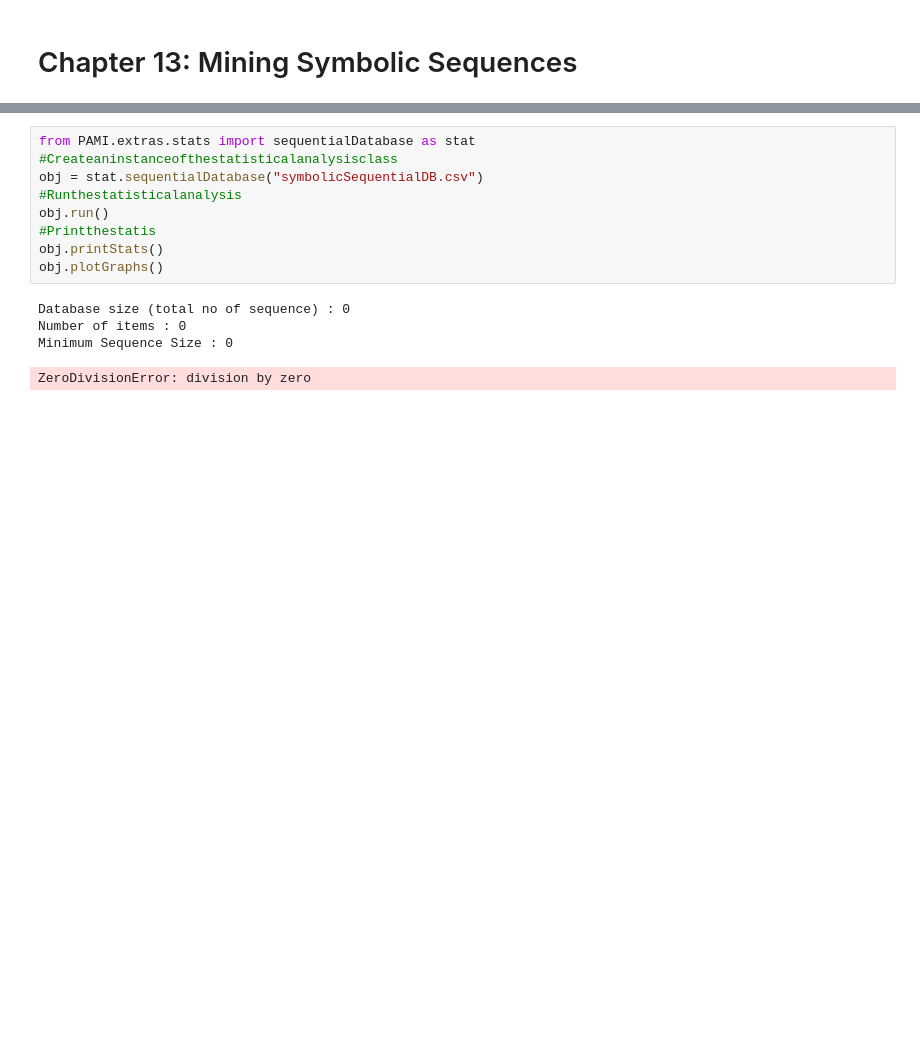
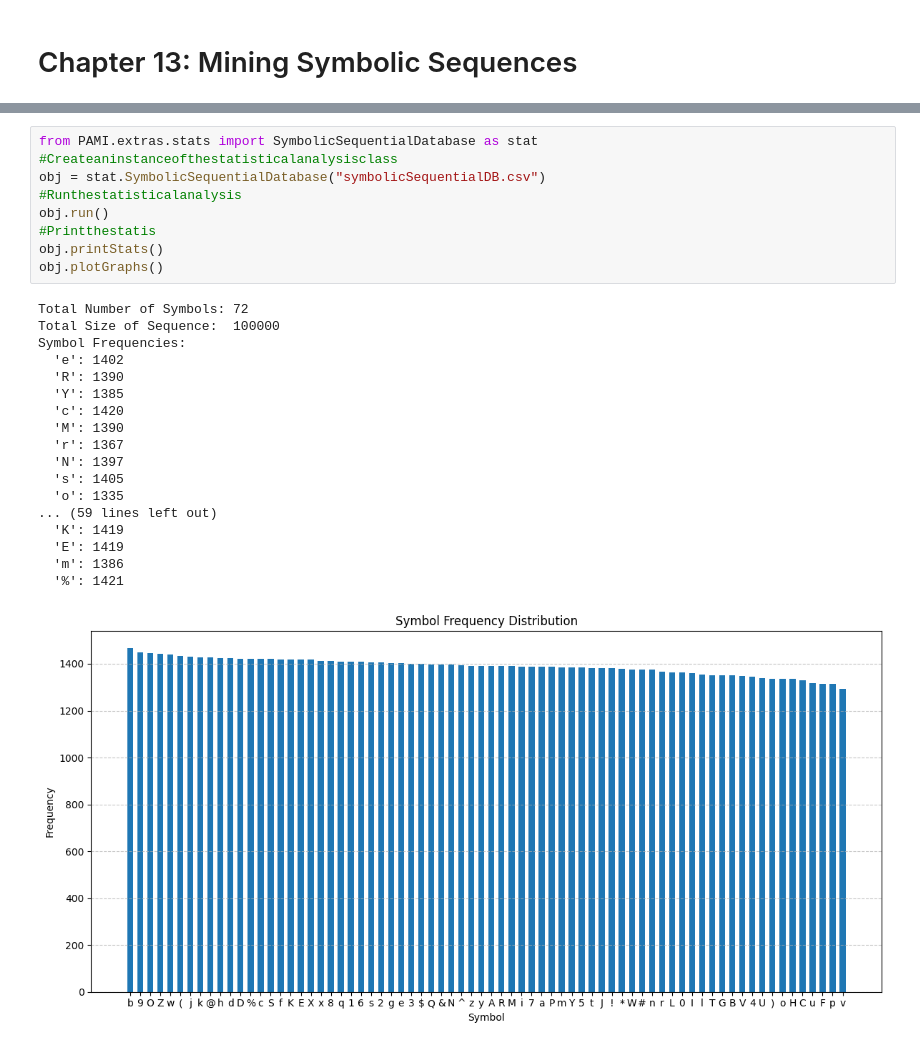
Before and after one commit to UdayLab/Hands-on-Pattern-Mining, a Jupyter notebook: chapter13.ipynb, the cells around one changed output, grey strips where cells are left out. Saved outputs shown, nothing was run; the diff lists cells and outputs as text; blank space fills up the shorter version.

```diff
--- a/chapter13.ipynb
+++ b/chapter13.ipynb
@@ -41,16 +46,30 @@ Memory (USS):22609920
 # %%
-from PAMI.extras.stats import sequentialDatabase as stat
+from PAMI.extras.stats import SymbolicSequentialDatabase as stat
 #Createaninstanceofthestatisticalanalysisclass
-obj = stat.sequentialDatabase("symbolicSequentialDB.csv")
+obj = stat.SymbolicSequentialDatabase("symbolicSequentialDB.csv")
 #Runthestatisticalanalysis
 obj.run()
 #Printthestatis
 obj.printStats()
 obj.plotGraphs()
 # %% [output]
-Database size (total no of sequence) : 0
-Number of items : 0
-Minimum Sequence Size : 0
+Total Number of Symbols: 72
+Total Size of Sequence:  100000
+Symbol Frequencies:
+  'e': 1402
+  'R': 1390
+  'Y': 1385
+  'c': 1420
+  'M': 1390
+  'r': 1367
+  'N': 1397
+  's': 1405
+  'o': 1335
+... (59 lines left out)
+  'K': 1419
+  'E': 1419
+  'm': 1386
+  '%': 1421
-ZeroDivisionError: division by zero
+[figure, added]
 # %%
 from PAMI.contiguousFrequentPattern.basic import PositionMining as alg
```
Also changed, not shown: parts of 3 cells of this notebook, 14 other files.
